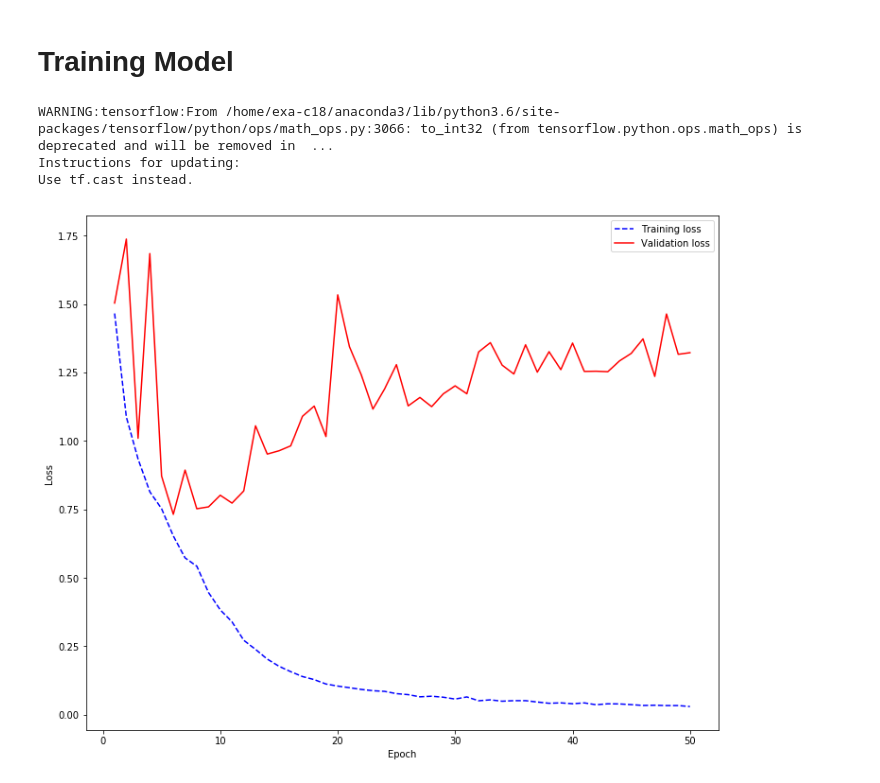
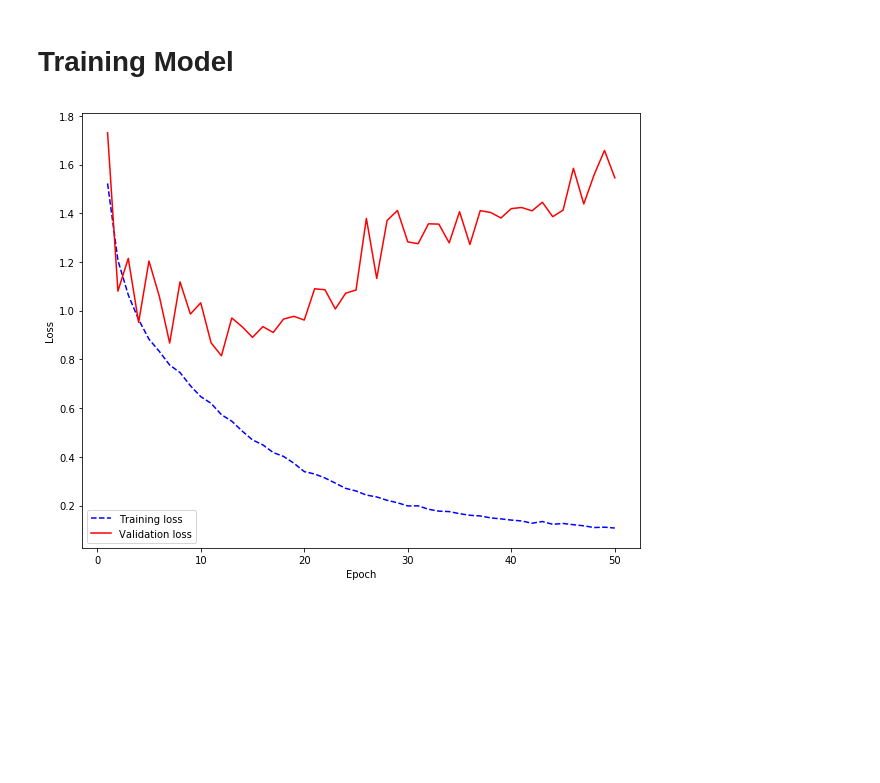
Before and after one commit to JISU-DL/Keras-ResNet, a Jupyter notebook: Resnet.ipynb, the cells around one changed output. Drawn from its saved outputs; the diff is of its cells as text; code cells hidden in the pictures; blank space fills up the shorter version.

```diff
--- a/Resnet.ipynb
+++ b/Resnet.ipynb
@@ -56,14 +56,18 @@ def PoolingLayer(x):
 ## First Convolution Network
 ![image](image/4.png)
 # %%
-# x:  입력 레이어를 입력합니다..
+# x:  입력 레이어를 입력합니다.
+#      Enter the input layer.
 # filters: ConvNet의 필터 갯수를 리스트로 입력합니다
+#           Enter the number of ConvNet filters as a list.
 #           example : 64,64,256 => [ 64,64,256 ]
 # kernel_size: 커널 크기를 리스트 형태로 입력합니다
-#           example 1x1, 3x3, 1x1 => [ 1,3,1]
-# block_count: 반복할 횟수를 지정합니다 1번 반복 후  Residual을 합니다.
-# first_conv_divesion (defult: True) : 첫번째 ConvNet의 stride를 2x2 크기로 주어 입력 크기를 감소시킵니다
-def ResidualBlock(x, filters, kernel_size, block_count, first_conv_padding = True):
+#                   Enter the kernel size as a list
+#           example : 1x1, 3x3, 1x1 => [ 1,3,1]
+# block_count: 반복할 횟수를 지정합니다, 1개의 블록을 실행 후  Residual을 합니다.
+# first_conv_stride (defult: True) : 첫번째 ConvNet의 stride를 2x2 크기로 주어 입력 크기를 감소시킵니다
+#                                                Reduces input size by giving the first ConvNet's stride 2x2 size
+def ResidualBlock(x, filters, kernel_size, block_count, first_conv_stride = True):
     if(len(filters) != len(kernel_size)) :
         raise ValueError("filters count and kernel_size count must be the same(Filter:%d, Kernal: %d)"%(len(filters), len(kernel_size)))
     if (len(kernel_size)==0 or len(filters)==0):
@@ -73,16 +77,16 @@ def ResidualBlock(x, filters, kernel_size, block_count, first_conv_padding = Tru
     residual_conv= True #첫번째 residual에 ConvNet을 추가합니다
     for i in range(block_count):
         if residual_conv == True:
-            if first_conv_padding:
+            if first_conv_stride:
                 shortcut = Conv2D(filters[-1],kernel_size[-1],strides=2,padding='same')(shortcut)
             else:
                 shortcut = Conv2D(filters[-1],kernel_size[-1],padding='same')(shortcut)
             shortcut = BatchNormalization()(shortcut)
             residual_conv = False
 
-        if first_conv_padding:
+        if first_conv_stride:
             x = Conv2D(filters[0],kernel_size[0],strides=2, padding='same')(x)
-            first_conv_padding = False
+            first_conv_stride = False
         else:
             x = Conv2D(filters[0],kernel_size[0],padding='same' )(x)
         x = BatchNormalization()(x)
@@ -181,6 +185,24 @@ def HistoryShow(hist):
     plt.ylabel('Loss')
     plt.legend()
     plt.show()
+# %%
+def CIFAR10_ResNet20(inputs):
+    conv1 = InputBlock(inputs,filters=16)
+    pooling = PoolingLayer(conv1)
+    conv2 = ResidualBlock(pooling,filters=[16,16], kernel_size=[3,3], block_count=3,first_conv_stride=False)
+    conv3 = ResidualBlock(conv2,filters=[32,32], kernel_size=[3,3], block_count=3)
+    conv4 = ResidualBlock(conv3,filters=[64,64], kernel_size=[3,3], block_count=3)
+
+    return conv4
+
+def CIFAR10_ResNet32(inputs):
+    conv1 = InputBlock(inputs,filters=16)
+    pooling = PoolingLayer(conv1)
+    conv2 = ResidualBlock(pooling,filters=[16,16], kernel_size=[3,3], block_count=5,first_conv_stride=False)
+    conv3 = ResidualBlock(conv2,filters=[32,32], kernel_size=[3,3], block_count=5)
+    conv4 = ResidualBlock(conv3,filters=[64,64], kernel_size=[3,3], block_count=5)
+
+    return conv4
 # %%
 from keras.datasets import cifar10
 
@@ -197,7 +219,7 @@ y_train = keras.utils.to_categorical(y_train, 10)
 y_test = keras.utils.to_categorical(y_test, 10)
 
 inputs =  Input(shape=(32,32,3))
-x = ResNet18(inputs)
+x = CIFAR10_ResNet20(inputs)
 x = GlobalAveragePooling2D()(x)
 x = Dense(1000)(x)
 x = BatchNormalization()(x)
@@ -215,17 +237,14 @@ hist = model.fit(x_train,y_train,
           validation_data=(x_test, y_test)
                 )
 
-with open('histRes18.pk','wb') as f:
+with open('histRes20.pk','wb') as f:
     pk.dump(hist,f)
 # %%
-with open('histRes18.pk','rb') as f:
+with open('histRes20.pk','rb') as f:
     hist1 = pk.load(f)
     HistoryShow(hist1)
 # %% [output]
-WARNING:tensorflow:From /home/exa-c18/anaconda3/lib/python3.6/site-packages/tensorflow/python/ops/math_ops.py:3066: to_int32 (from tensorflow.python.ops.math_ops) is deprecated and will be removed in  ...
-Instructions for updating:
-Use tf.cast instead.
-[figure, old version]
+[figure, new version]
 # %%
 K.clear_session()
 (x_train, y_train), (x_test, y_test) = cifar10.load_data()
```
Also changed, not shown: parts of 5 cells of this notebook, 1 other file.
